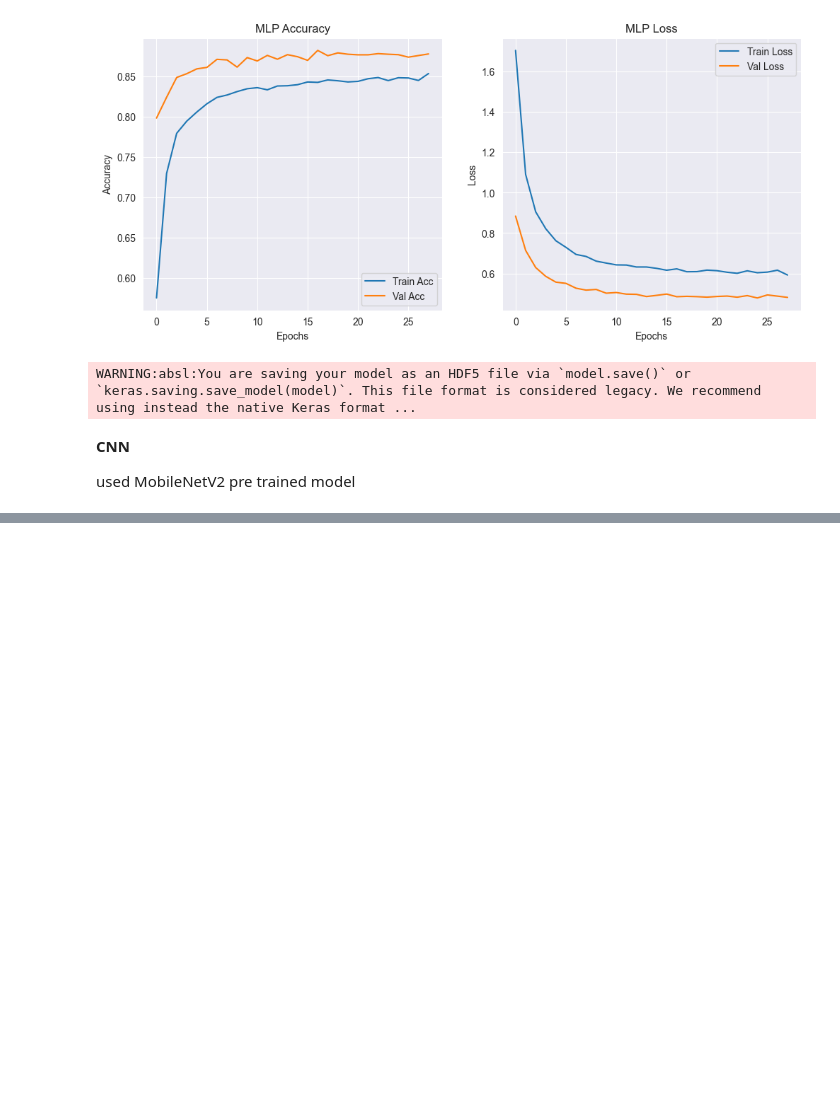
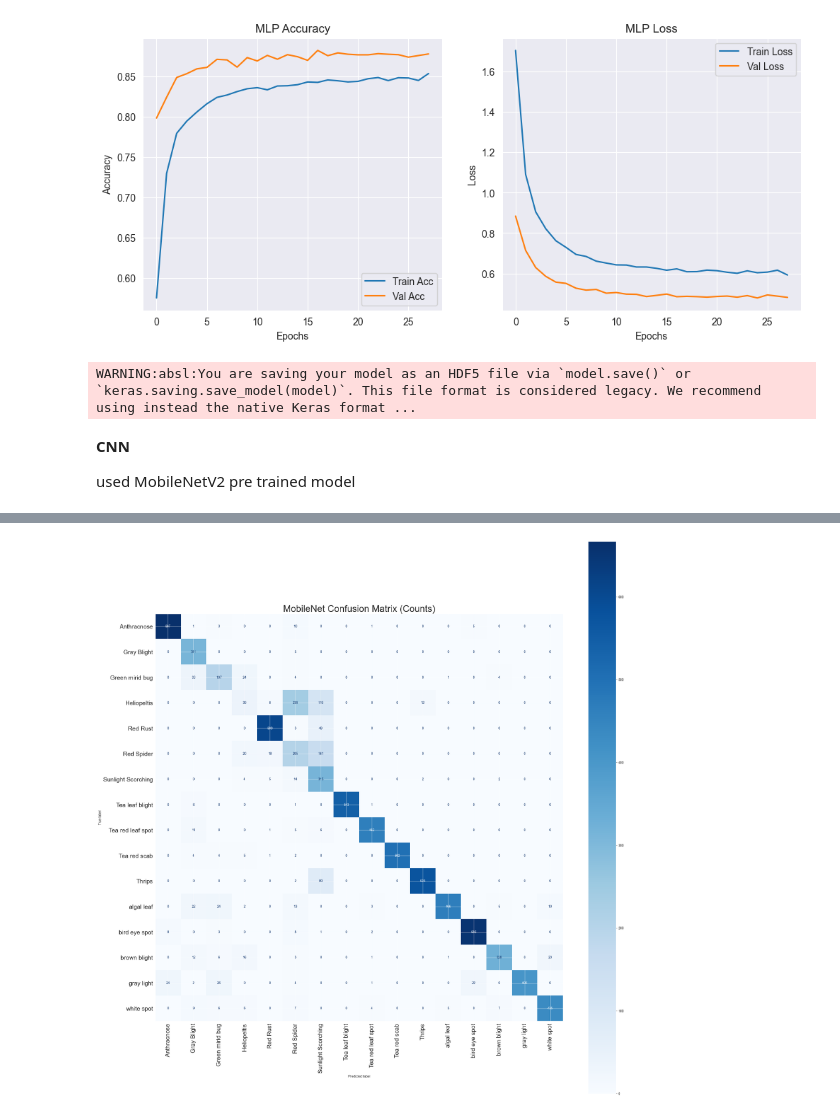
Before and after one commit to Chehan2004/DSGP_GROUP_36, a Jupyter notebook: DeepLearningModelSelection.ipynb, the cells around one changed output, grey strips where cells are left out. Drawn from its saved outputs; the diff is of its cells as text; code cells hidden in the pictures; blank space fills up the shorter version.

```diff
--- a/DeepLearningModelSelection.ipynb
+++ b/DeepLearningModelSelection.ipynb
@@ -464,0 +473,95 @@ Model saved as mobilenetv2_fast_safe.h5
+# %%
+# =========================================================
+# CONFUSION MATRIX GENERATOR (LARGER, ONE PER PAGE)
+# =========================================================
+
+import numpy as np
+import matplotlib.pyplot as plt
+from pathlib import Path
+from sklearn.metrics import confusion_matrix, ConfusionMatrixDisplay
+import tensorflow as tf
+from tensorflow.keras.preprocessing.image import ImageDataGenerator
+from tensorflow.keras.applications.mobilenet_v2 import preprocess_input
+
+# =========================================================
+# SETTINGS
+# =========================================================
+DATA_DIR = Path(r"D:\YV\DSGP-IIT\disease and pest detection\Augmented_for_ml")
+BATCH_SIZE = 64
+VALIDATION_SPLIT = 0.2
+
+# =========================================================
+# LOAD MOBILE NET MODEL
+# =========================================================
+model = tf.keras.models.load_model("mobilenet.h5")
+
+# Get expected input size from model
+IMG_HEIGHT, IMG_WIDTH = model.input_shape[1], model.input_shape[2]
+print(f"Model expects input size: {IMG_HEIGHT}x{IMG_WIDTH}")
+
+# =========================================================
+# CREATE VALIDATION GENERATOR
+# =========================================================
+val_datagen = ImageDataGenerator(
+    preprocessing_function=preprocess_input,
+    validation_split=VALIDATION_SPLIT
+)
+
+val_gen = val_datagen.flow_from_directory(
+    DATA_DIR,
+    target_size=(IMG_HEIGHT, IMG_WIDTH),  # match model input
+    batch_size=BATCH_SIZE,
+    class_mode='categorical',
+    subset='validation',
+    shuffle=False
+)
+
+# =========================================================
+# PREDICTIONS
+# =========================================================
+val_gen.reset()
+pred_probs = model.predict(val_gen, verbose=1)
+y_pred = np.argmax(pred_probs, axis=1)
+y_true = val_gen.classes
+class_labels = list(val_gen.class_indices.keys())
+
+# =========================================================
+# CONFUSION MATRICES
+# =========================================================
+cm = confusion_matrix(y_true, y_pred)
+cm_normalized = cm.astype('float') / cm.sum(axis=1)[:, np.newaxis]
+
+# =========================================================
+# PLOT: RAW COUNTS
+# =========================================================
+plt.figure(figsize=(24, 24))  # MUCH larger figure
+disp_counts = ConfusionMatrixDisplay(cm, display_labels=class_labels)
+disp_counts.plot(
+    cmap=plt.cm.Blues,
+    xticks_rotation=90,        # rotate x labels for readability
+    values_format='d',
+    ax=plt.gca()
+)
+plt.title("MobileNet Confusion Matrix (Counts)", fontsize=28)
+plt.xticks(fontsize=18, rotation=90)
+plt.yticks(fontsize=18)
+plt.tight_layout()
+plt.show()
+
+# =========================================================
+# PLOT: NORMALIZED PERCENTAGES
+# =========================================================
+plt.figure(figsize=(24, 24))
+disp_norm = ConfusionMatrixDisplay(cm_normalized, display_labels=class_labels)
+disp_norm.plot(
+    cmap=plt.cm.Blues,
+    xticks_rotation=90,
+    values_format='.2f',
+    ax=plt.gca()
+)
+plt.title("MobileNet Confusion Matrix (Normalized %)", fontsize=28)
+plt.xticks(fontsize=18, rotation=90)
+plt.yticks(fontsize=18)
+plt.tight_layout()
+plt.show()
+# %% [output]
@@ -464,0 +572 @@ Model saved as mobilenetv2_fast_safe.h5
+[figure, added]
```
Also changed, not shown: parts of 8 cells of this notebook.
